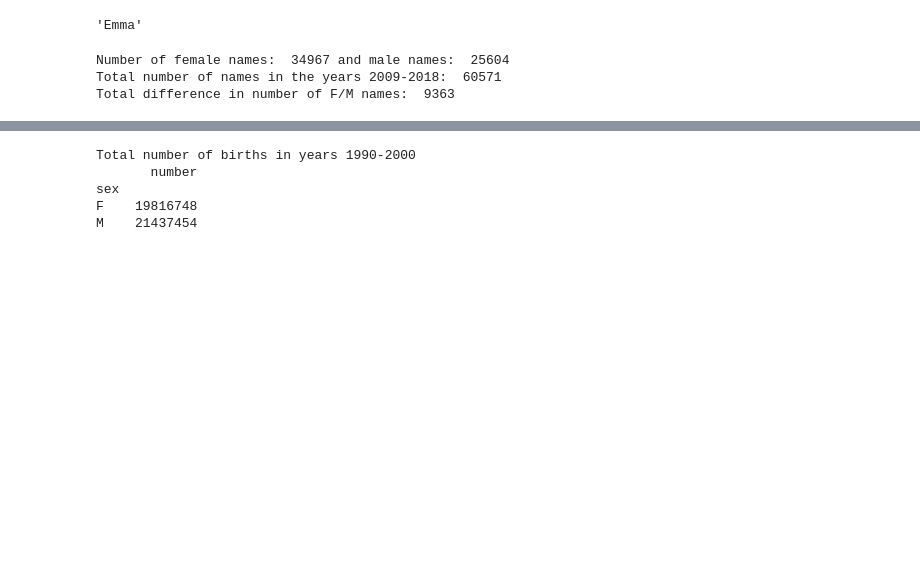
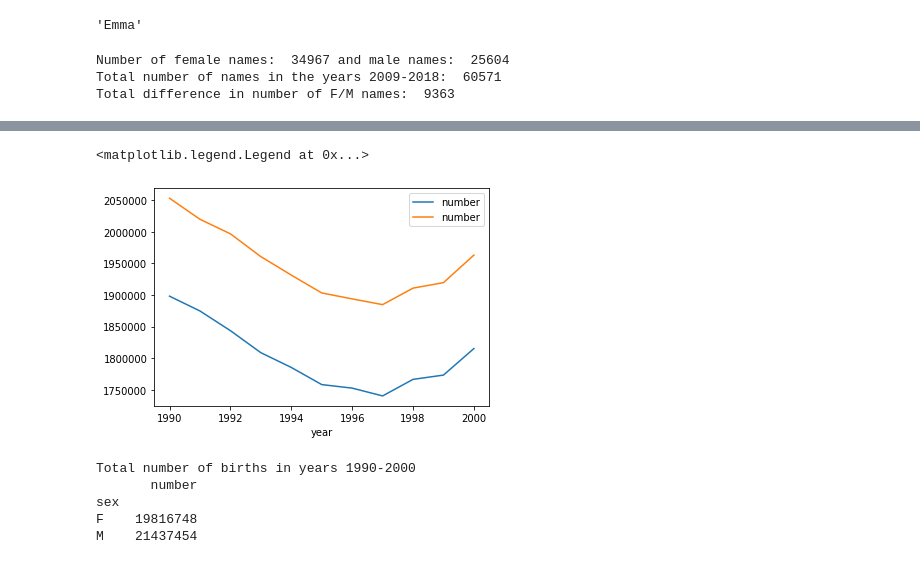
Before and after one commit to Janasu97/task3Data, a Jupyter notebook: Main.ipynb, the cells around one changed output, grey strips where cells are left out. Saved outputs shown, nothing was run; the diff lists cells and outputs as text; code cells hidden in the pictures; blank space fills up the shorter version.

```diff
--- a/Main.ipynb
+++ b/Main.ipynb
@@ -141,3 +123,10 @@ data90_00.groupby('year').number.sum().plot(kind='bar')
+# %%
+data90_00_F.groupby('year').number.sum().plot(kind='line')
+data90_00_M.groupby('year').number.sum().plot(kind='line')
+plt.legend()
+# %% [output]
+<matplotlib.legend.Legend at 0x...>
+[figure, added]
 # %%
 data90_00 = data90_00.drop(columns = "year")
 data90_00 = data90_00.groupby("sex").sum()
```
Also changed, not shown: parts of 6 cells of this notebook.
